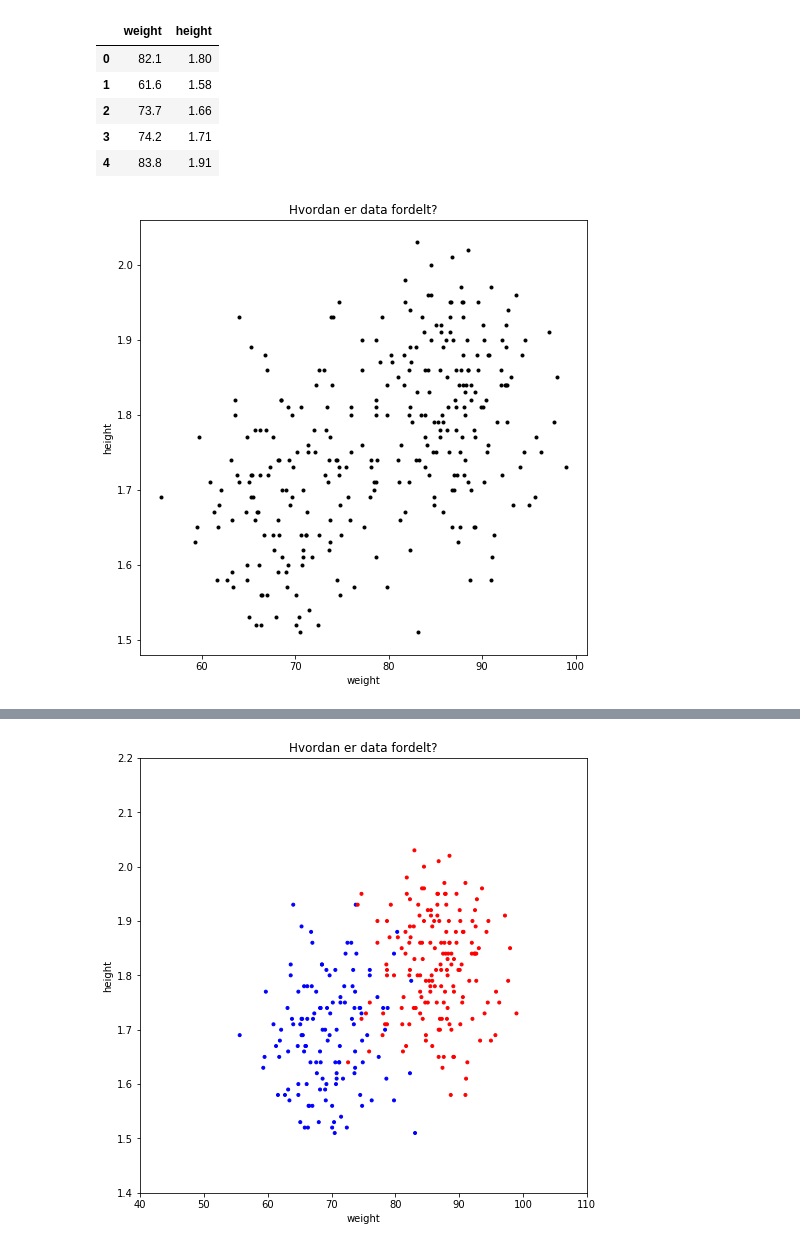
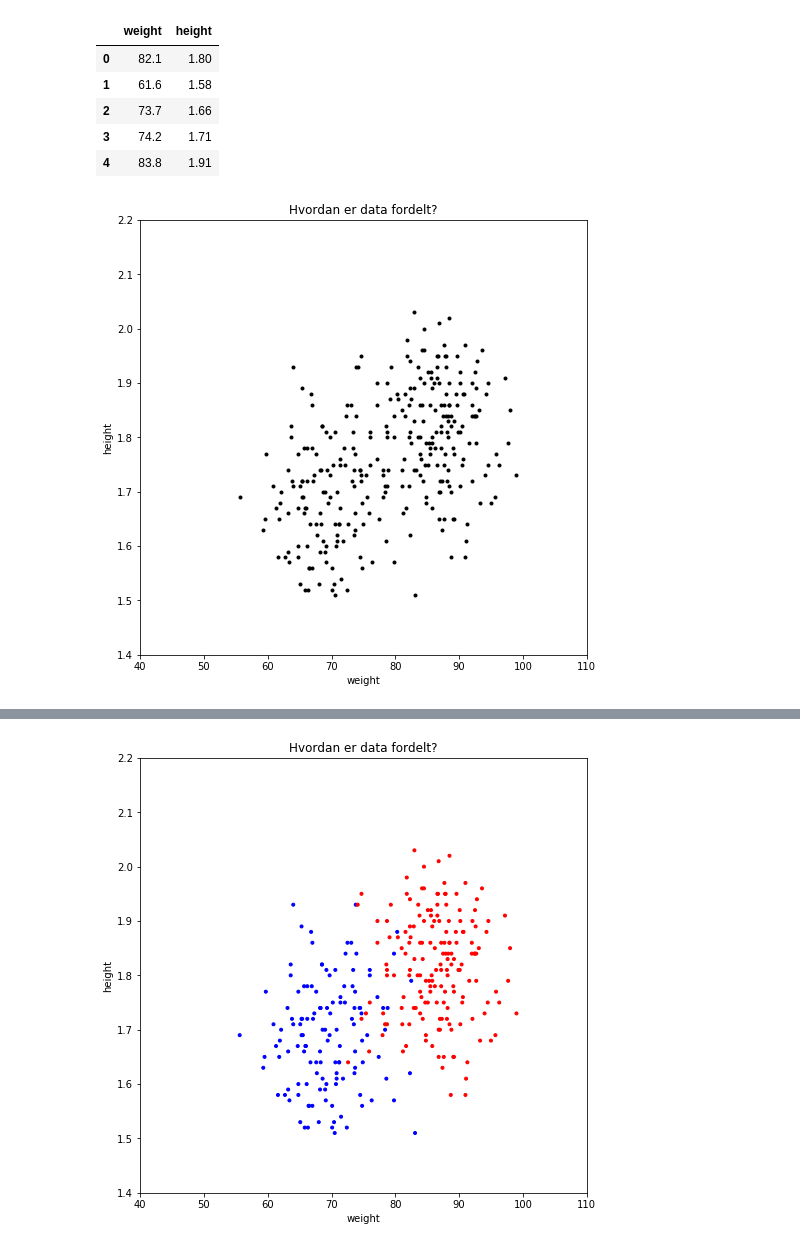
Before and after one commit to jessalfredsen/intro_to_machine_learning, a Jupyter notebook: knn.ipynb, the cells around one changed output, grey strips where cells are left out. Drawn from its saved outputs; the diff is of its cells as text; code cells hidden in the pictures.

```diff
--- a/kmeans.ipynb
+++ b/knn.ipynb
@@ -284,12 +310,12 @@ heights = X_test[:,1]
 # %%
 import matplotlib.pyplot as plt
 
 plt.figure(figsize=(8,8))
 plt.scatter(weights, heights, c='k', marker='.')
-# plt.axis([40, 110, 1.4, 2.2])
+plt.axis([40, 110, 1.4, 2.2])
 plt.xlabel('weight')
 plt.ylabel('height')
 plt.title('Hvordan er data fordelt?')
 plt.show()
 # %% [output]
-[figure, old version]
+[figure, new version]
```
Also changed, not shown: parts of 6 cells of this notebook, 2 other files.
